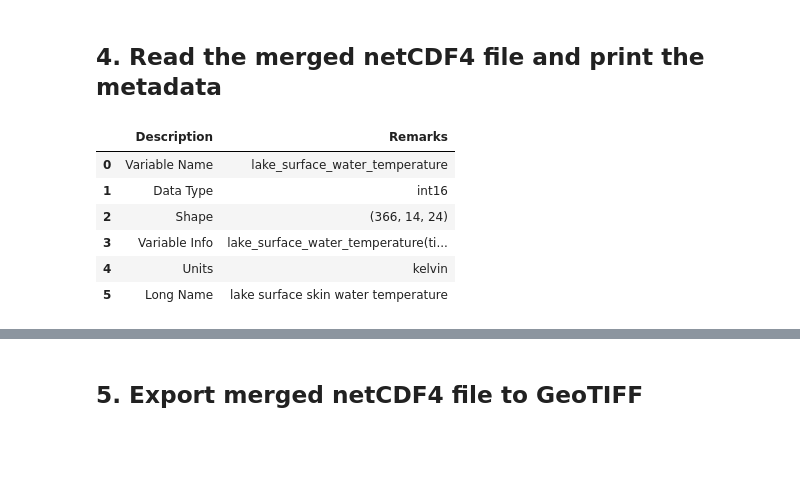
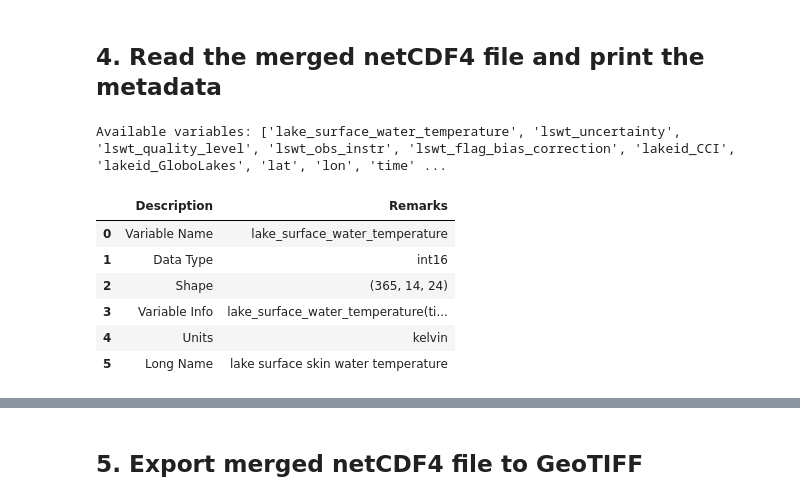
Before and after one commit to str-ucture/CoKLIMAx-II, a Jupyter notebook: jupyter_execute/notebooks/kurs2/satellite-lake-water-temperature.ipynb, the cells around one changed output, grey strips where cells are left out. Saved outputs shown, nothing was run; the diff lists cells and outputs as text; code cells hidden in the pictures; blank space fills up the shorter version.

Commit message:
notebook: satellite lake water temp updates

```diff
--- a/jupyter_execute/notebooks/kurs2/satellite-lake-water-temperature.ipynb
+++ b/jupyter_execute/notebooks/kurs2/satellite-lake-water-temperature.ipynb
@@ -153,56 +155,46 @@ else:
 ## 4. Read the merged netCDF4 file and print the metadata
 # %%
 import netCDF4 as nc
-import numpy as np
-import pandas as pd
 
 # Open the NetCDF file in read mode
-dataset = nc.Dataset(nc_filepath_merged, mode="r")
+nc_filename = f"satellite-lake-water-temperature_{year}.nc"
+nc_filepath = os.path.join(output_folder, nc_filename)
+
+# Open the NetCDF file in read mode
+nc_dataset = nc.Dataset(nc_filepath_merged, mode="r")
 
 # List all variables in the dataset
-variables_list = dataset.variables.keys()
-df_var_units = pd.DataFrame(
-    {
-        "Variable": list(variables_list),
-        "Dimension": [np.shape(dataset[variable]) for variable in list(variables_list)],
-        "Unit": [
-            (
-                dataset.variables[variable].units
-                if hasattr(dataset.variables[variable], "units")
-                else "NA"
-            )
-            for variable in variables_list
-        ],
-    }
-)
-
-# Extract coordinate data and the primary variable's data
-lon_list = dataset['lon'][:]
-lat_list = dataset['lat'][:]
+variables_list = nc_dataset.variables.keys()
+print(f"Available variables: {list(variables_list)}")
+# %% [output]
+Available variables: ['lake_surface_water_temperature', 'lswt_uncertainty', 'lswt_quality_level', 'lswt_obs_instr', 'lswt_flag_bias_correction', 'lakeid_CCI', 'lakeid_GloboLakes', 'lat', 'lon', 'time' ...
 # %%
-test_variable = 'lake_surface_water_temperature'
-variable_data = dataset[test_variable]
+import pandas as pd
+
+# Define variable name from available variables and read variable data
+variable_name = 'lake_surface_water_temperature'
+variable_data = nc_dataset[variable_name]
 
 # Generate summary of the primary variable
 summary = {
-    "Variable Name": test_variable,
+    "Variable Name": variable_name,
     "Data Type": variable_data.dtype,
     "Shape": variable_data.shape,
-    "Variable Info": f"{test_variable}({', '.join(variable_data.dimensions)})",
+    "Variable Info": f"{variable_name}({', '.join(variable_data.dimensions)})",
     "Units": getattr(variable_data, "units", "N/A"),
     "Long Name": getattr(variable_data, "long_name", "N/A"),
 }
 
 # Display dataset summary as a DataFrame for better visualization
 nc_summary = pd.DataFrame(list(summary.items()), columns=['Description', 'Remarks'])
 
 # Display the summary DataFrame
 nc_summary
 # %% [output]
 |  | Description | Remarks |
 | 0 | Variable Name | lake_surface_water_temperature |
 | 1 | Data Type | int16 |
-| 2 | Shape | (366, 14, 24) |
+| 2 | Shape | (365, 14, 24) |
 | 3 | Variable Info | lake_surface_water_temperature(ti... |
 | 4 | Units | kelvin |
 | 5 | Long Name | lake surface skin water temperature |
```
Also changed, not shown: parts of 30 cells of this notebook, 47 other files.
